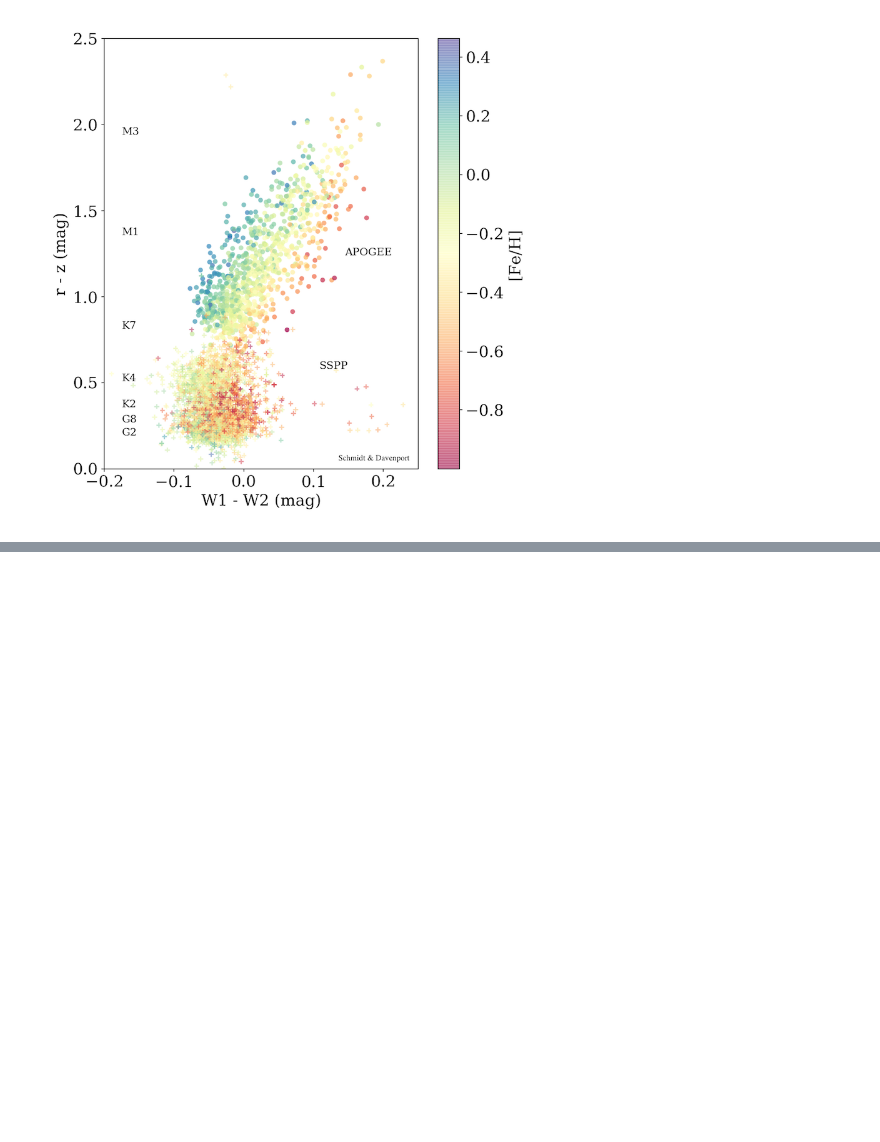
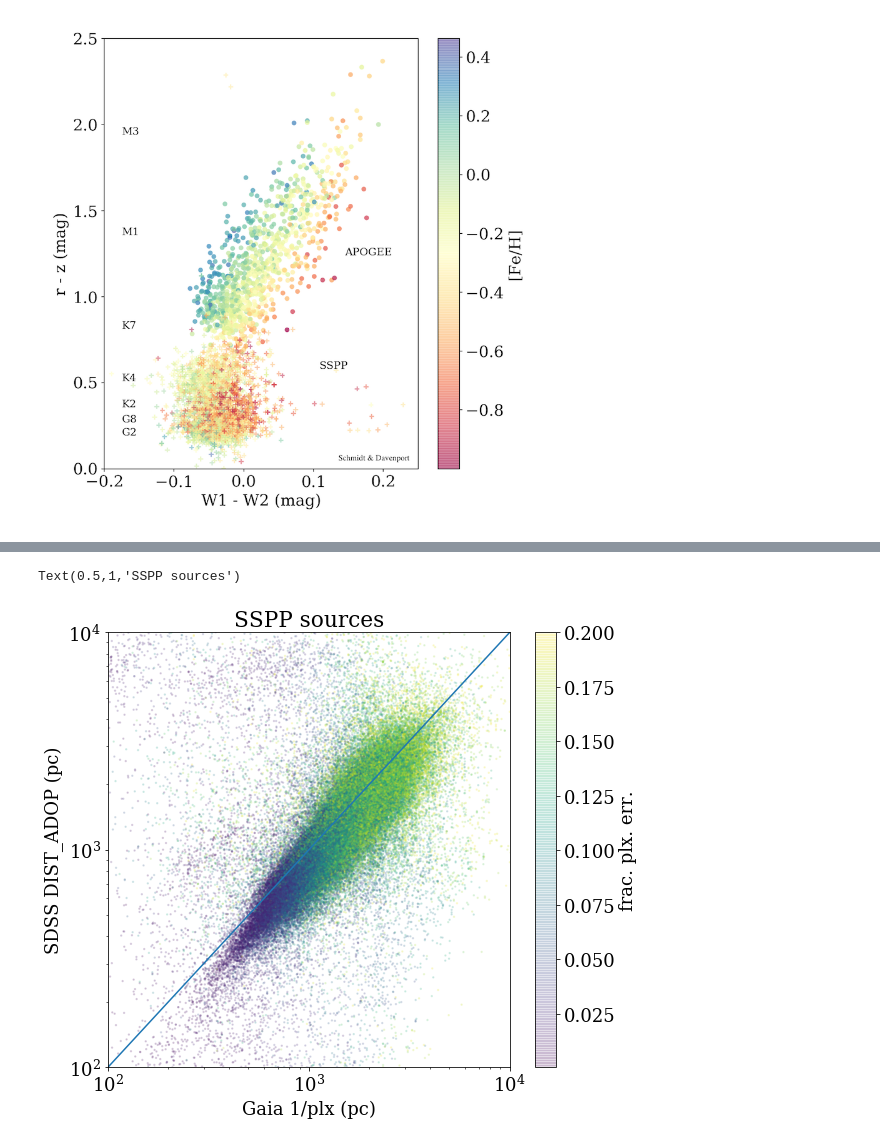
Before and after one commit to jradavenport/GaiaSprint2018, a Jupyter notebook: feh/FeH_explore.ipynb, the cells around one changed output, grey strips where cells are left out. Saved outputs shown, nothing was run; the diff lists cells and outputs as text; code cells hidden in the pictures; blank space fills up the shorter version.

```diff
--- a/feh/FeH_explore.ipynb
+++ b/feh/FeH_explore.ipynb
@@ -37,0 +111,20 @@ Index([u'angDist', u'ra', u'dec', u'AllWISE', u'RAJ2000', u'DEJ2000', u'eeMaj',
+# %%
+ok = np.where((data[u'parallax_error']/data[u'parallax'] <= 0.2) &
+              (data[u'parallax'] > 0))[0]
+
+plt.figure(figsize=(9,8))
+plt.scatter(1000./data[u'parallax'][ok], data[u'DIST_ADOP'][ok]*1000., s=2, alpha=0.15,
+            c=data[u'parallax_error'][ok]/data[u'parallax'][ok])
+plt.xlabel('Gaia 1/plx (pc)')
+plt.ylabel('SDSS DIST_ADOP (pc)')
+plt.plot([1,1e4], [1,1e4])
+cb = plt.colorbar()
+cb.set_label('frac. plx. err.')
+plt.yscale('log')
+plt.xscale('log')
+plt.ylim(1e2,1e4)
+plt.xlim(1e2,1e4)
+plt.title('SSPP sources')
+# %% [output]
+Text(0.5,1,'SSPP sources')
+[figure, added]
```
Also changed, not shown: parts of 42 cells of this notebook.
